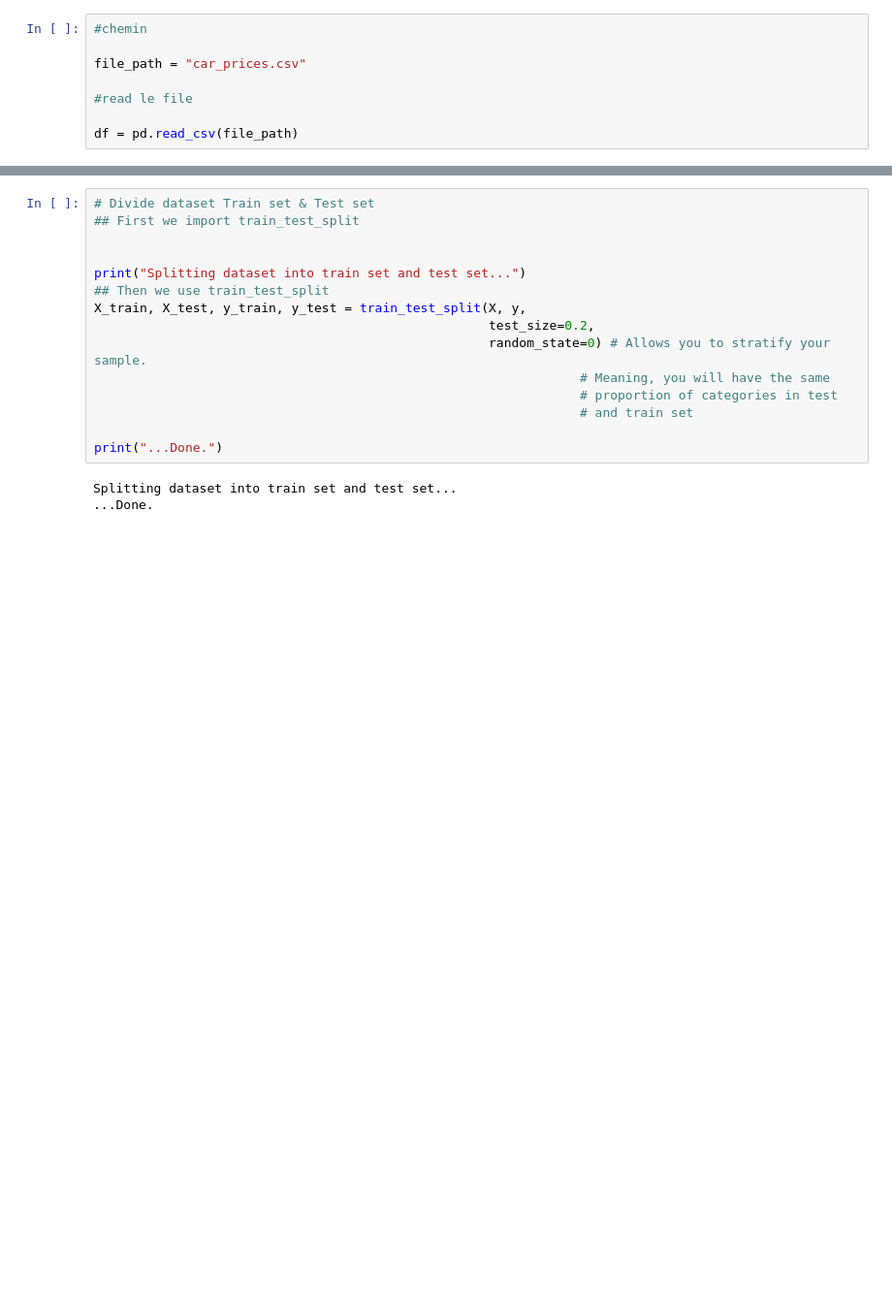
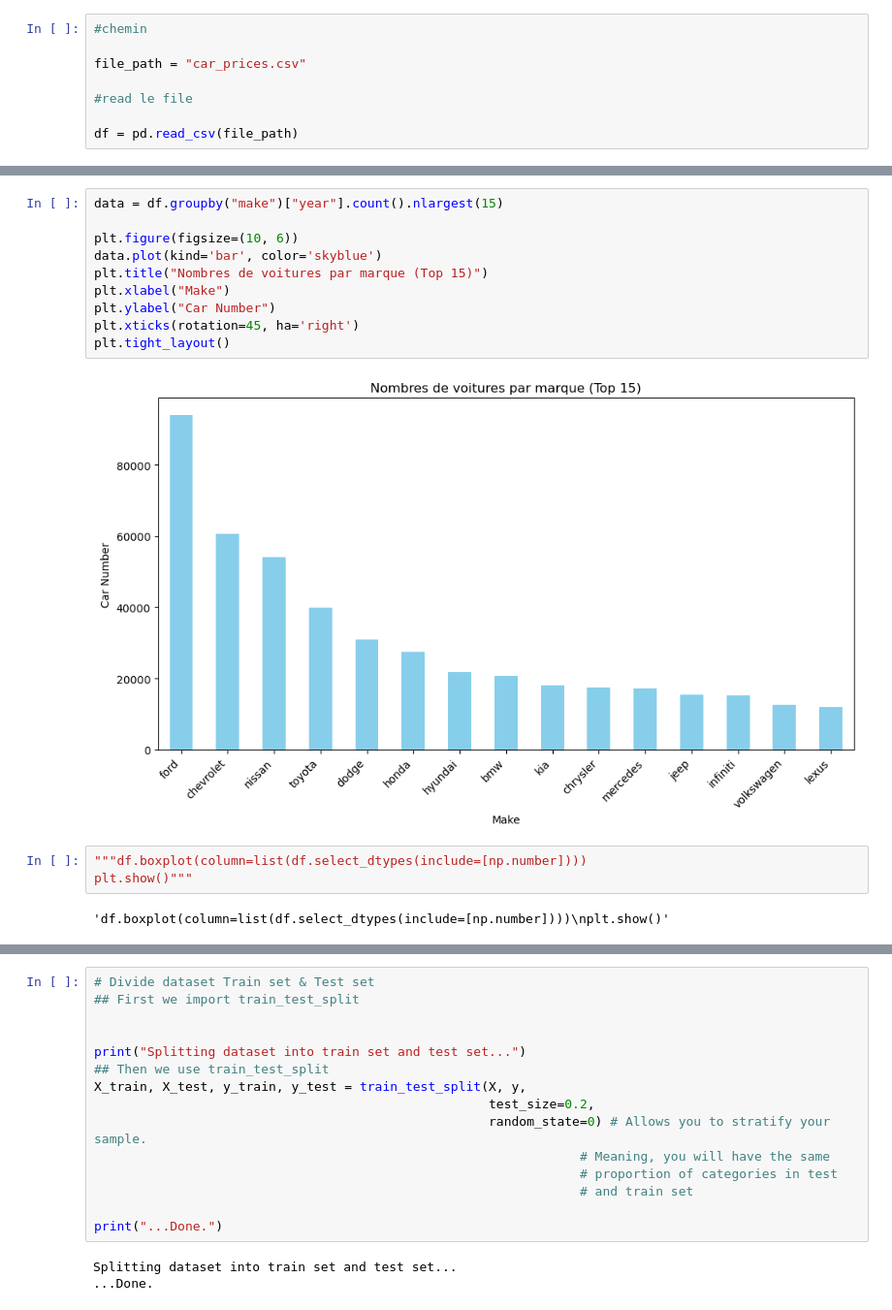
Before and after one commit to Qv-code-Qv/car_prices, a Jupyter notebook: car.ipynb, the cells around one changed output, grey strips where cells are left out. Shown: that part at 97% size. Drawn from its saved outputs; the diff is of its cells as text; blank space fills up the shorter version.

```diff
--- a/car.ipynb
+++ b/car.ipynb
@@ -21,0 +310,17 @@ df = pd.read_csv(file_path)
+# %%
+data = df.groupby("make")["year"].count().nlargest(15)
+
+plt.figure(figsize=(10, 6))
+data.plot(kind='bar', color='skyblue')
+plt.title("Nombres de voitures par marque (Top 15)")
+plt.xlabel("Make")
+plt.ylabel("Car Number")
+plt.xticks(rotation=45, ha='right')
+plt.tight_layout()
+# %% [output]
+[figure, added]
+# %%
+"""df.boxplot(column=list(df.select_dtypes(include=[np.number])))
+plt.show()"""
+# %% [output]
+'df.boxplot(column=list(df.select_dtypes(include=[np.number])))\nplt.show()'
```
Also changed, not shown: parts of 69 cells of this notebook.
